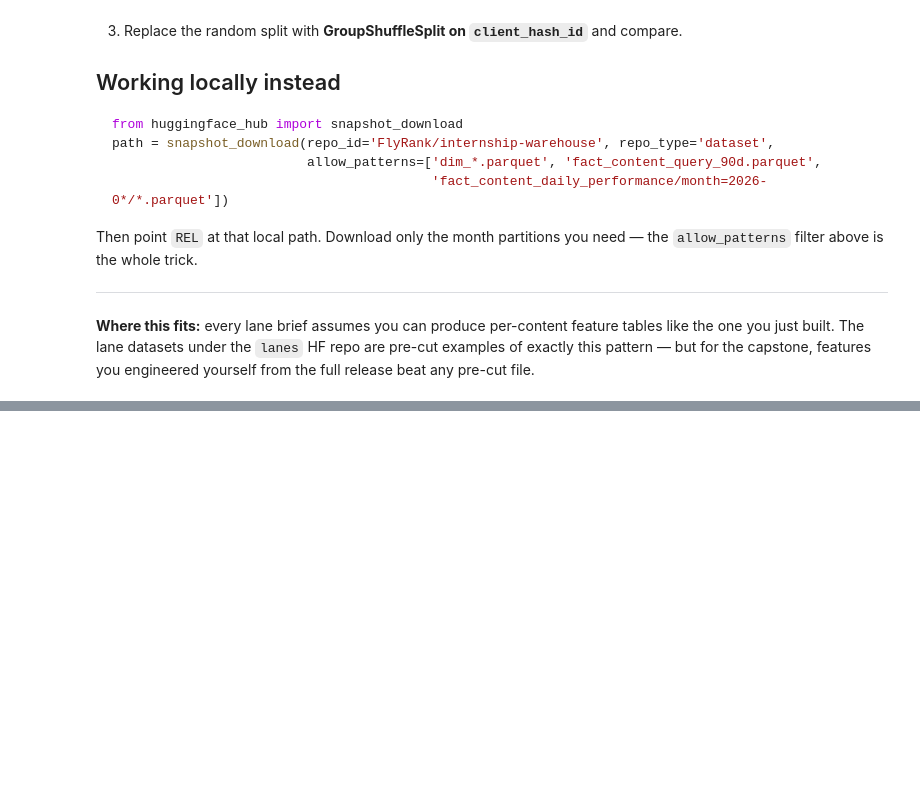
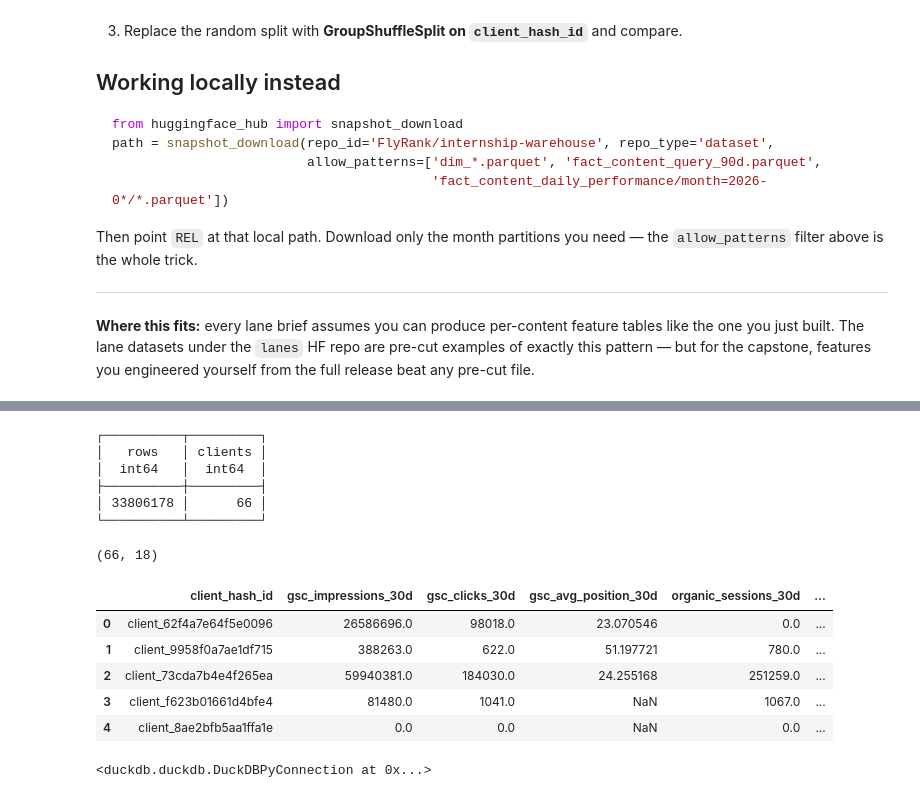
Before and after one commit to BarnaliBhowmik/FlyRank_ML, a Jupyter notebook: notebooks/03_working_with_the_full_release.ipynb, the cells around one changed output, grey strips where cells are left out. Saved outputs shown, nothing was run; the diff lists cells and outputs as text; code cells hidden in the pictures; blank space fills up the shorter version.

```diff
--- a/notebooks/03_working_with_the_full_release.ipynb
+++ b/notebooks/03_working_with_the_full_release.ipynb
@@ -183,0 +388,13 @@ release beat any pre-cut file.
+# %%
+import duckdb
+
+con = duckdb.connect()
+
+con.execute(f"""
+    CREATE OR REPLACE VIEW fact_daily AS
+    SELECT *
+    FROM read_parquet(
+        '{path}/fact_content_daily_performance/month=*/data_0.parquet',
+        hive_partitioning=true
+    )
+""")
@@ -183,0 +638,33 @@ release beat any pre-cut file.
+# %%
+con.sql("""
+    SELECT
+        COUNT(*) AS rows,
+        COUNT(DISTINCT client_hash_id) AS clients
+    FROM fact_daily
+""").show()
+# %% [output]
+┌──────────┬─────────┐
+│   rows   │ clients │
+│  int64   │  int64  │
+├──────────┼─────────┤
+│ 33806178 │      66 │
+└──────────┴─────────┘
+# %%
+print(features.shape)
+features.head()
+# %% [output]
+(66, 18)
+|  | client_hash_id | gsc_impressions_30d | gsc_clicks_30d | gsc_avg_position_30d | organic_sessions_30d | ... |
+| 0 | client_62f4a7e64f5e0096 | 26586696.0 | 98018.0 | 23.070546 | 0.0 | ... |
+| 1 | client_9958f0a7ae1df715 | 388263.0 | 622.0 | 51.197721 | 780.0 | ... |
+| 2 | client_73cda7b4e4f265ea | 59940381.0 | 184030.0 | 24.255168 | 251259.0 | ... |
+| 3 | client_f623b01661d4bfe4 | 81480.0 | 1041.0 | NaN | 1067.0 | ... |
+| 4 | client_8ae2bfb5aa1ffa1e | 0.0 | 0.0 | NaN | 0.0 | ... |
+# %%
+con.execute(f"""
+    CREATE OR REPLACE VIEW fact_query AS
+    SELECT *
+    FROM read_parquet('{path}/fact_content_query_90d.parquet')
+""")
+# %% [output]
+<duckdb.duckdb.DuckDBPyConnection at 0x...>
```
Also changed, not shown: parts of 40 cells of this notebook.
